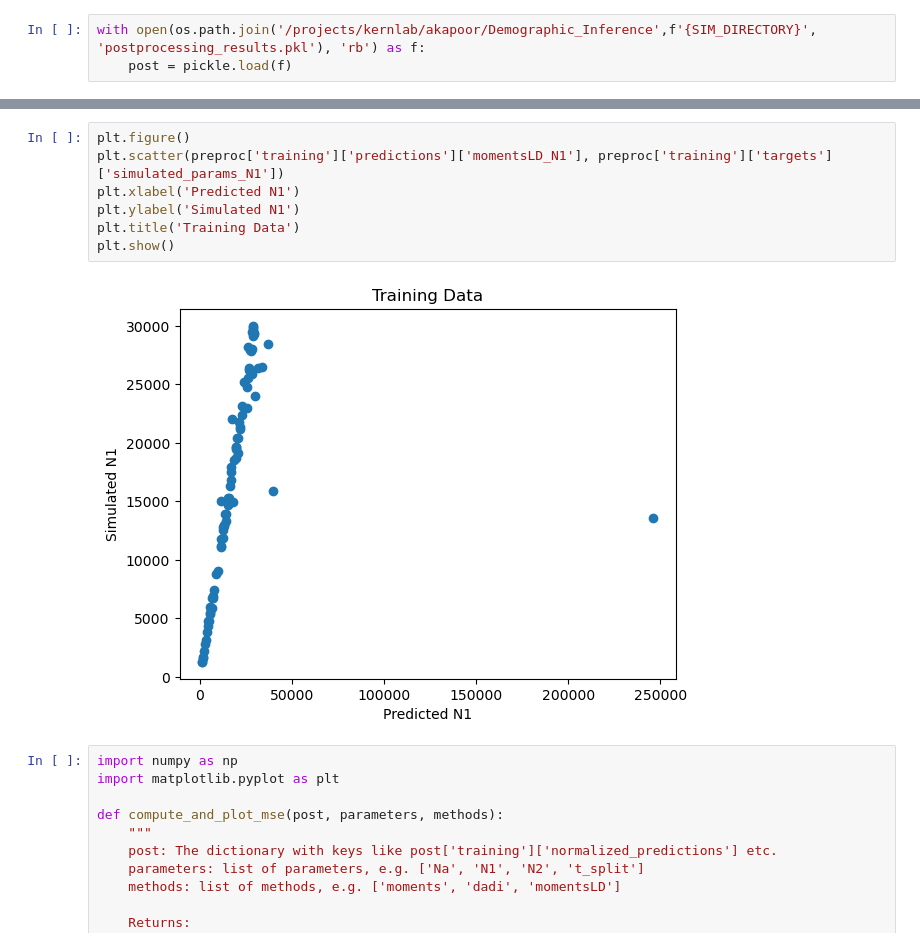
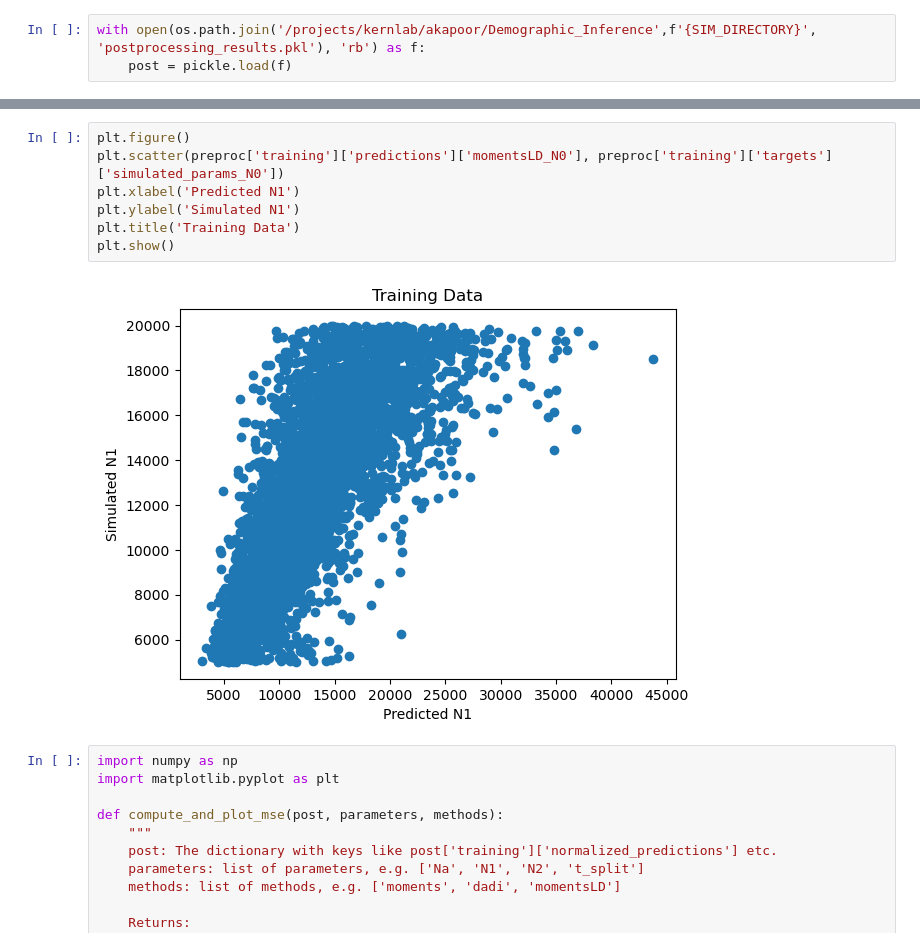
Before and after one commit to ak1376/Demographic_Inference, a Jupyter notebook: notebooks/running_remaining_rules.ipynb, the cells around one changed output, grey strips where cells are left out. Drawn from its saved outputs; the diff is of its cells as text.

```diff
--- a/notebooks/running_remaining_rules.ipynb
+++ b/notebooks/running_remaining_rules.ipynb
@@ -208,12 +209,12 @@ plt.show()
 # %%
 plt.figure()
-plt.scatter(preproc['training']['predictions']['momentsLD_N1'], preproc['training']['targets']['simulated_params_N1'])
+plt.scatter(preproc['training']['predictions']['momentsLD_N0'], preproc['training']['targets']['simulated_params_N0'])
 plt.xlabel('Predicted N1')
 plt.ylabel('Simulated N1')
 plt.title('Training Data')
 plt.show()
 # %% [output]
-[figure, old version]
+[figure, new version]
 # %%
 import numpy as np
 import matplotlib.pyplot as plt
```
Also changed, not shown: parts of 14 cells of this notebook, 6 other files.
